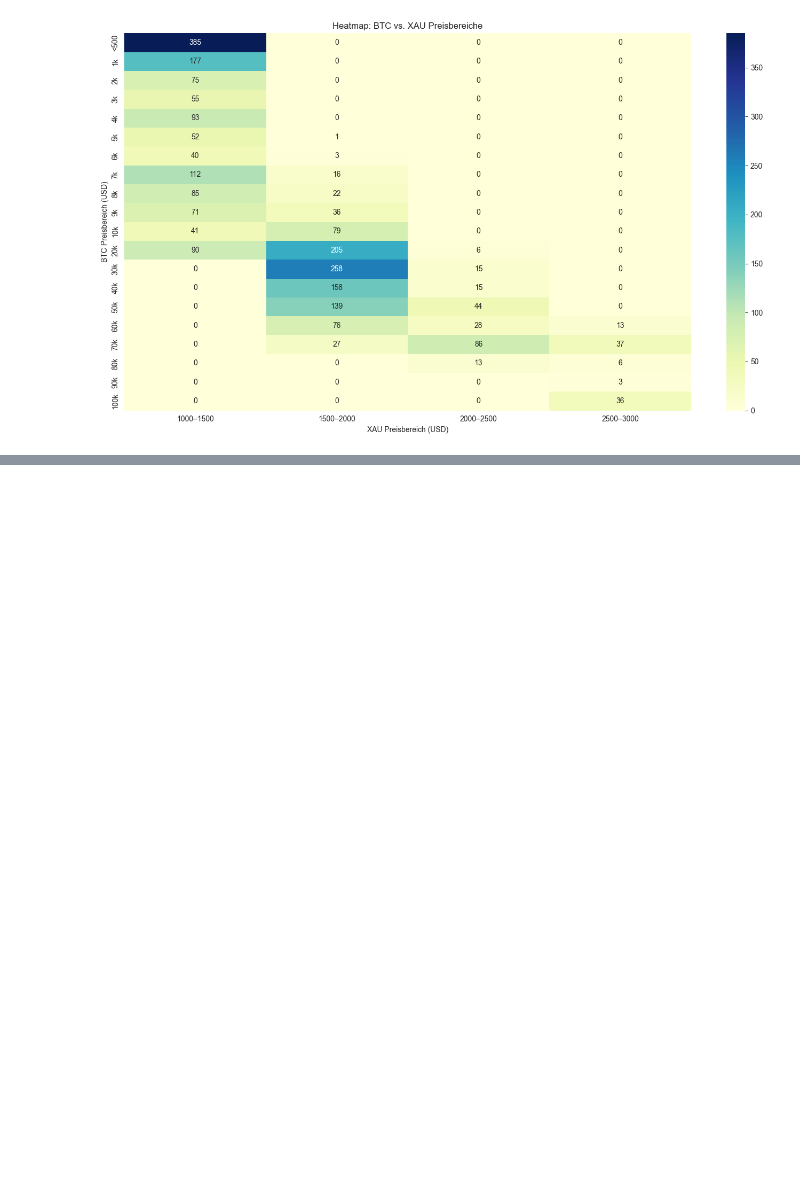
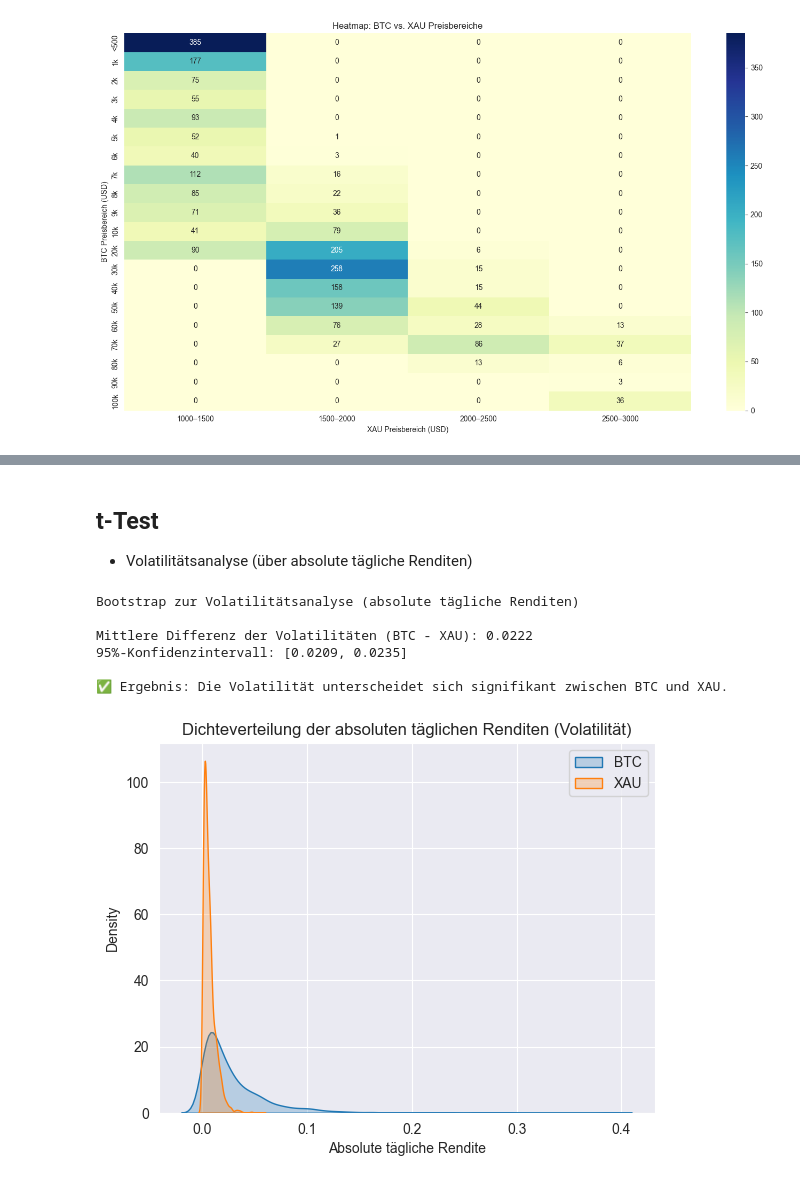
Before and after one commit to mohammadtaiba/DataVision, a Jupyter notebook: notebooks/btc_vs_gold.ipynb, the cells around one changed output, grey strips where cells are left out. Drawn from its saved outputs; the diff is of its cells as text; code cells hidden in the pictures; blank space fills up the shorter version.

```diff
--- a/notebooks/btc_vs_gold.ipynb
+++ b/notebooks/btc_vs_gold.ipynb
@@ -362,0 +548,59 @@ Ergebnis: Signifikanter Zusammenhang zwischen Kursveränderungen von Bitcoin und
+# %% [markdown]
+## t-Test
+* Volatilitätsanalyse (über absolute tägliche Renditen)
+# %%
+# Tägliche Renditen berechnen
+df['ret_btc'] = df['close_btc'].pct_change()
+df['ret_xau'] = df['close_xau'].pct_change()
+
+# Volatilitäts-Proxy: absolute tägliche Renditen
+vol_btc = np.abs(df['ret_btc'].dropna())
+vol_xau = np.abs(df['ret_xau'].dropna())
+
+# Kürzen auf gemeinsame Länge
+min_len = min(len(vol_btc), len(vol_xau))
+vol_btc = vol_btc[:min_len].values
+vol_xau = vol_xau[:min_len].values
+
+# Bootstrap-Sampling
+n_iterations = 10000
+np.random.seed(42)
+
+boot_diffs = []
+for _ in range(n_iterations):
+    sample_btc = np.random.choice(vol_btc, size=min_len, replace=True)
+    sample_xau = np.random.choice(vol_xau, size=min_len, replace=True)
+    boot_diffs.append(np.mean(sample_btc) - np.mean(sample_xau))
+
+boot_diffs = np.array(boot_diffs)
+
+# Konfidenzintervall berechnen (z. B. 95 %)
+ci_lower = np.percentile(boot_diffs, 2.5)
+ci_upper = np.percentile(boot_diffs, 97.5)
+
+# Ergebnisinterpretation
+print("Volatilitätsanalyse (absolute tägliche Renditen)\n")
+print(f"Mittlere Differenz der Volatilitäten (BTC - XAU): {np.mean(boot_diffs):.4f}")
+print(f"95%-Konfidenzintervall: [{ci_lower:.4f}, {ci_upper:.4f}]")
+
+if ci_lower > 0 or ci_upper < 0:
+    print("\n✅ Ergebnis: Die Volatilität unterscheidet sich signifikant zwischen BTC und XAU.\n")
+else:
+    print("\n❌ Ergebnis: Kein signifikanter Unterschied in der Volatilität.\n")
+
+# Visualisierung
+sns.kdeplot(vol_btc, label='BTC', fill=True)
+sns.kdeplot(vol_xau, label='XAU', fill=True)
+plt.title("Dichteverteilung der absoluten täglichen Renditen (Volatilität)")
+plt.xlabel("Absolute tägliche Rendite")
+plt.legend()
+plt.grid(True)
+plt.show()
+# %% [output]
+Bootstrap zur Volatilitätsanalyse (absolute tägliche Renditen)
+
+Mittlere Differenz der Volatilitäten (BTC - XAU): 0.0222
+95%-Konfidenzintervall: [0.0209, 0.0235]
+
+✅ Ergebnis: Die Volatilität unterscheidet sich signifikant zwischen BTC und XAU.
+[figure, added]
```
Also changed, not shown: parts of 8 cells of this notebook, 1 other file.
